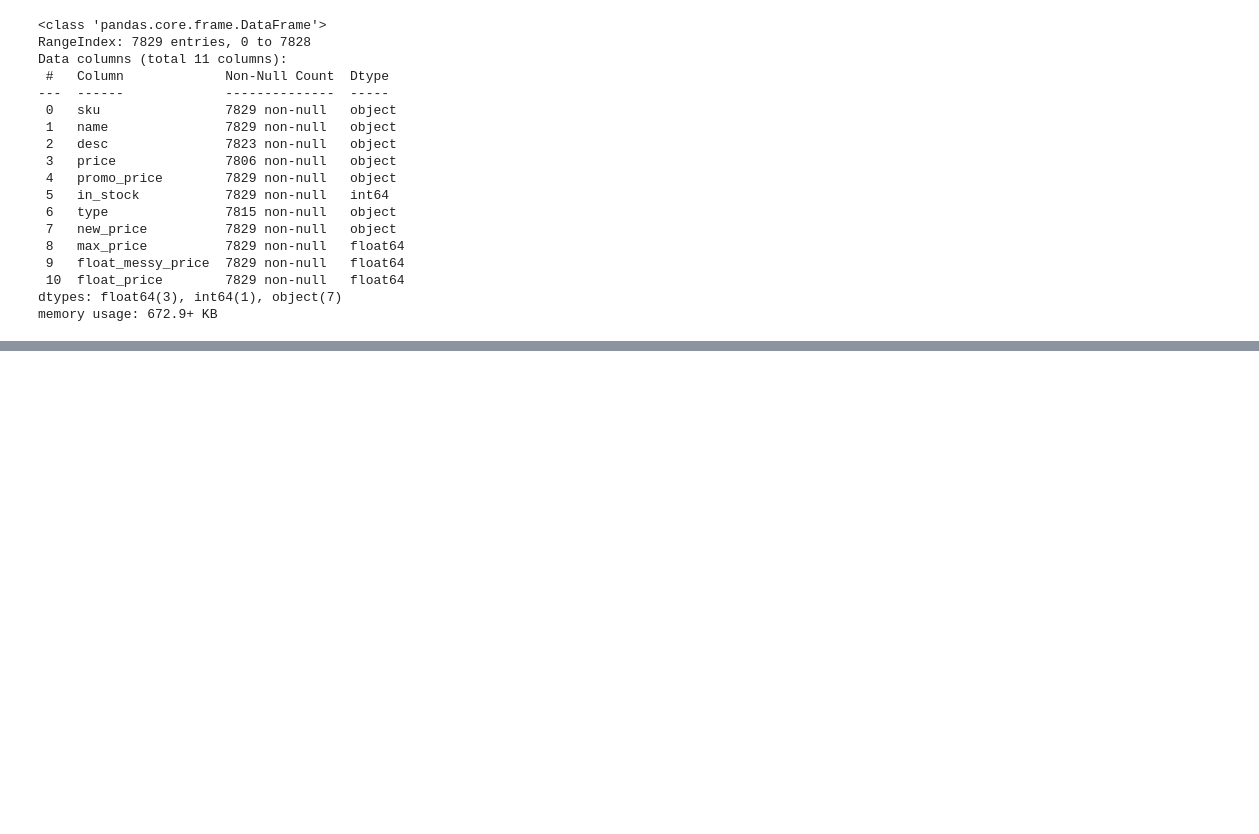
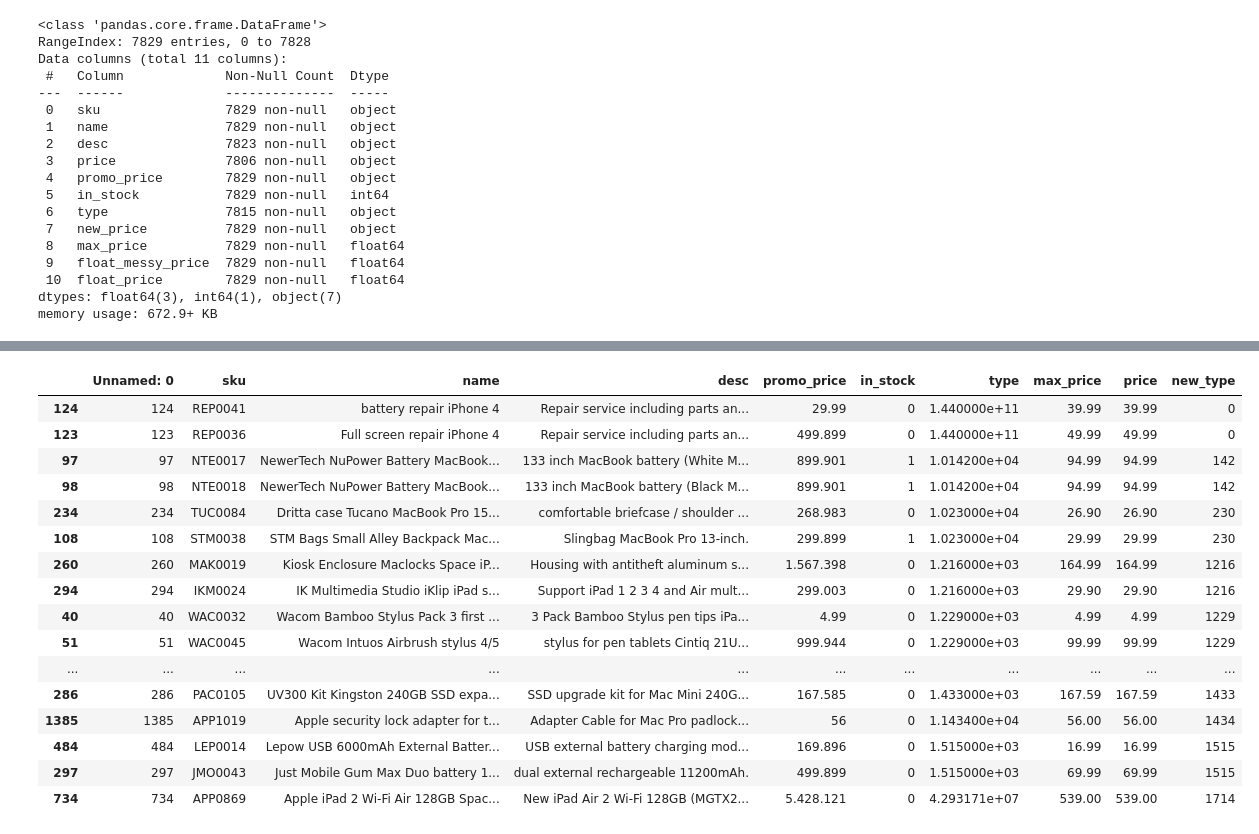
Before and after one commit to sherwan-m/Eniac_Analyze_Discounts, a Jupyter notebook: data_cleaning.ipynb, the cells around one changed output, grey strips where cells are left out. Cells and saved outputs as stored; diff of their text form; code cells hidden in the pictures; blank space fills up the shorter version.

Commit message:
update data type solution for products, save the cleaned datas

```diff
--- a/data_cleaning.ipynb
+++ b/data_cleaning.ipynb
@@ -1122,0 +1195,36 @@ memory usage: 672.9+ KB
+# %%
+temp =  pd.read_csv('./products_cleaned.csv')
+# temp = temp .dropna(subset='type')
+temp["type"] = temp["type"].replace(to_replace=",",value="." , regex=True)
+temp["type"] = pd.to_numeric(temp["type"])
+(
+temp
+    .assign(new_type = ((temp['type']).astype(float)%10000).astype(int))
+    # .loc[lambda df_ : df_['new_type'] == 1298]
+    .groupby('new_type')
+    # .count()
+    .head(2)
+).sort_values('new_type').head(50)
+
+# products = products.assign(new_type = ((products['type']).astype(float)%10000).astype(int))
+# products.loc[products['sku'].str.contains("REP|SEV") & products['new_type'] == 0, 'type'] = 2062
+# products.loc[products['sku'].str.contains("MOP") & products['new_type'] == 0, 'type'] = 230
+# products.info()
+# %% [output]
+|  | Unnamed: 0 | sku | name | desc | promo_price | in_stock | type | max_price | price | new_type |
+| 124 | 124 | REP0041 | battery repair iPhone 4 | Repair service including parts an... | 29.99 | 0 | 1.440000e+11 | 39.99 | 39.99 | 0 |
+| 123 | 123 | REP0036 | Full screen repair iPhone 4 | Repair service including parts an... | 499.899 | 0 | 1.440000e+11 | 49.99 | 49.99 | 0 |
+| 97 | 97 | NTE0017 | NewerTech NuPower Battery MacBook... | 133 inch MacBook battery (White M... | 899.901 | 1 | 1.014200e+04 | 94.99 | 94.99 | 142 |
+| 98 | 98 | NTE0018 | NewerTech NuPower Battery MacBook... | 133 inch MacBook battery (Black M... | 899.901 | 1 | 1.014200e+04 | 94.99 | 94.99 | 142 |
+| 234 | 234 | TUC0084 | Dritta case Tucano MacBook Pro 15... | comfortable briefcase / shoulder ... | 268.983 | 0 | 1.023000e+04 | 26.90 | 26.90 | 230 |
+| 108 | 108 | STM0038 | STM Bags Small Alley Backpack Mac... | Slingbag MacBook Pro 13-inch. | 299.899 | 1 | 1.023000e+04 | 29.99 | 29.99 | 230 |
+| 260 | 260 | MAK0019 | Kiosk Enclosure Maclocks Space iP... | Housing with antitheft aluminum s... | 1.567.398 | 0 | 1.216000e+03 | 164.99 | 164.99 | 1216 |
+| 294 | 294 | IKM0024 | IK Multimedia Studio iKlip iPad s... | Support iPad 1 2 3 4 and Air mult... | 299.003 | 0 | 1.216000e+03 | 29.90 | 29.90 | 1216 |
+| 40 | 40 | WAC0032 | Wacom Bamboo Stylus Pack 3 first ... | 3 Pack Bamboo Stylus pen tips iPa... | 4.99 | 0 | 1.229000e+03 | 4.99 | 4.99 | 1229 |
+| 51 | 51 | WAC0045 | Wacom Intuos Airbrush stylus 4/5 | stylus for pen tablets Cintiq 21U... | 999.944 | 0 | 1.229000e+03 | 99.99 | 99.99 | 1229 |
+| ... | ... | ... | ... | ... | ... | ... | ... | ... | ... | ... |
+| 286 | 286 | PAC0105 | UV300 Kit Kingston 240GB SSD expa... | SSD upgrade kit for Mac Mini 240G... | 167.585 | 0 | 1.433000e+03 | 167.59 | 167.59 | 1433 |
+| 1385 | 1385 | APP1019 | Apple security lock adapter for t... | Adapter Cable for Mac Pro padlock... | 56 | 0 | 1.143400e+04 | 56.00 | 56.00 | 1434 |
+| 484 | 484 | LEP0014 | Lepow USB 6000mAh External Batter... | USB external battery charging mod... | 169.896 | 0 | 1.515000e+03 | 16.99 | 16.99 | 1515 |
+| 297 | 297 | JMO0043 | Just Mobile Gum Max Duo battery 1... | dual external rechargeable 11200mAh. | 499.899 | 0 | 1.515000e+03 | 69.99 | 69.99 | 1515 |
+| 734 | 734 | APP0869 | Apple iPad 2 Wi-Fi Air 128GB Spac... | New iPad Air 2 Wi-Fi 128GB (MGTX2... | 5.428.121 | 0 | 4.293171e+07 | 539.00 | 539.00 | 1714 |
```
Also changed, not shown: parts of 16 cells of this notebook, 4 other files.
